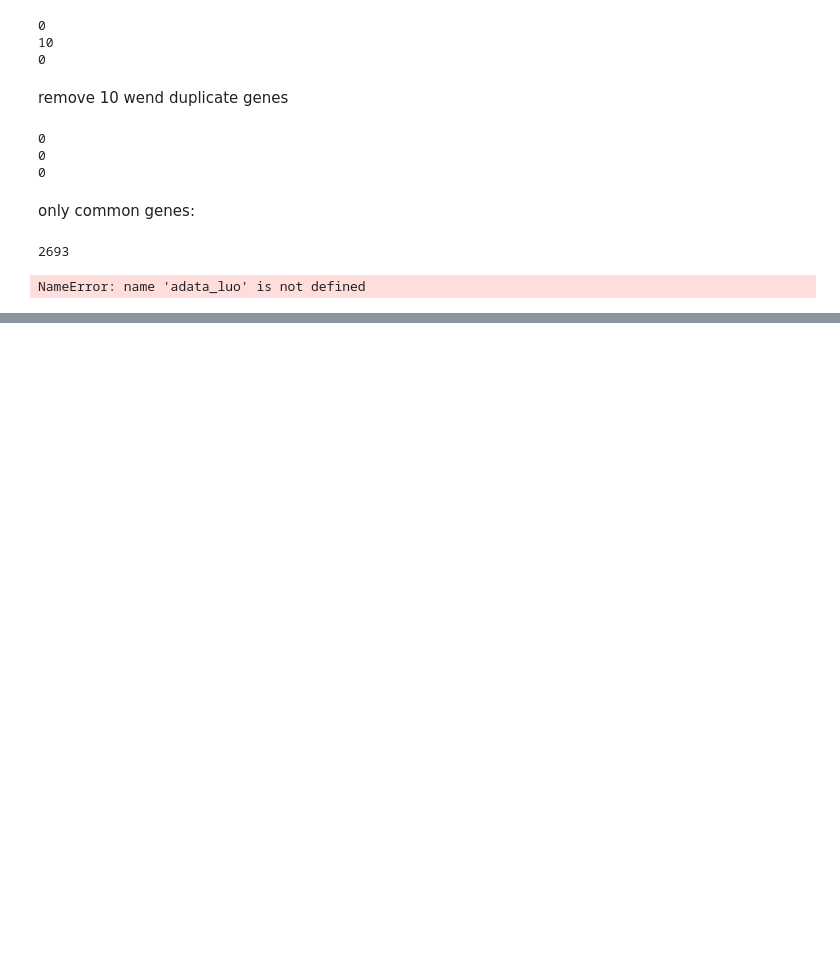
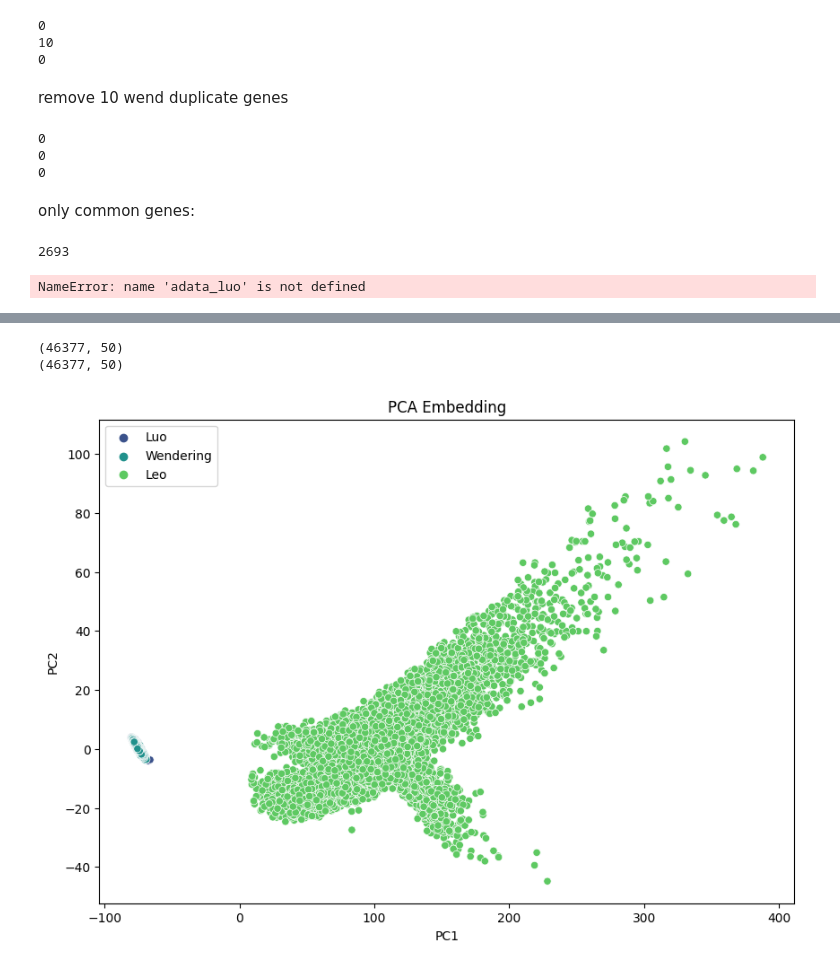
Before and after one commit to Zoezabetian/capstone, a Jupyter notebook: batch_correction.ipynb, the cells around one changed output, grey strips where cells are left out. Drawn from its saved outputs; the diff is of its cells as text; code cells hidden in the pictures; blank space fills up the shorter version.

Commit message:
Updating project files for batch correction and more preprocessing

```diff
--- a/batch_correction.ipynb
+++ b/batch_correction.ipynb
@@ -223,0 +350,15 @@ adata_all = sc.concat(
+# %%
+adata_all = sc.read_h5ad('/Users/zoezabetian/Desktop/M-R-lab/immune-sims/adata_all.h5ad')
+
+# Basic information about the data
+print(adata_all)
+
+# Check the number of observations (cells) and variables (genes)
+print(f"Number of observations (cells): {adata_all.n_obs}")
+print(f"Number of variables (genes): {adata_all.n_vars}")
+
+# View the first few observations (cells)
+print(adata_all.obs.head())
+
+# View the first few variables (genes)
+print(adata_all.var.head())
@@ -223,0 +382,26 @@ adata_all = sc.concat(
+# %%
+# Check PCA embeddings
+print(adata_all.obsm['X_pca'].shape)
+
+# Check Harmony embeddings
+print(adata_all.obsm['X_pca_harmony'].shape)
+# %% [output]
+(46377, 50)
+(46377, 50)
+# %%
+import matplotlib.pyplot as plt
+import seaborn as sns
+
+# Get the PCA embeddings
+pca_embedding = adata_all.obsm['X_pca']
+
+# Plot the first two principal components (PC1 vs PC2)
+plt.figure(figsize=(10, 7))
+sns.scatterplot(x=pca_embedding[:, 0], y=pca_embedding[:, 1], hue=adata_all.obs['batch'], palette="viridis")
+plt.title('PCA Embedding')
+plt.xlabel('PC1')
+plt.ylabel('PC2')
+plt.legend()
+plt.show()
+# %% [output]
+[figure, added]
```
Also changed, not shown: parts of 42 cells of this notebook, 1 other file.
